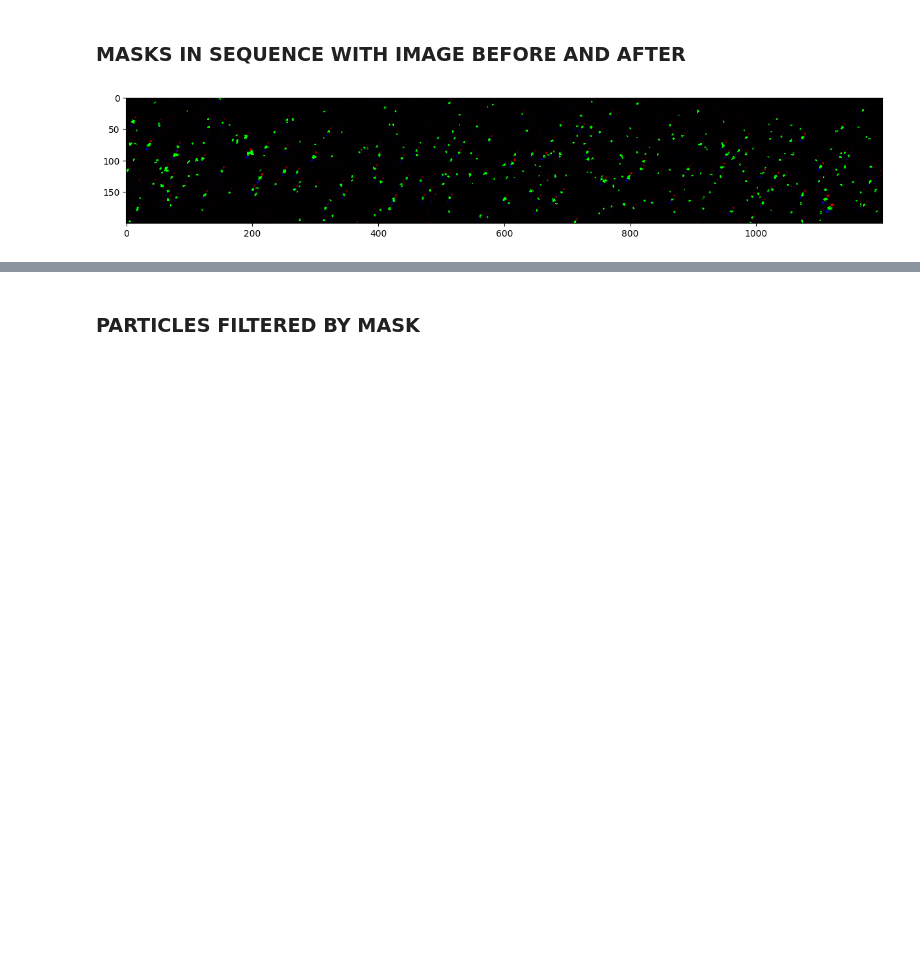
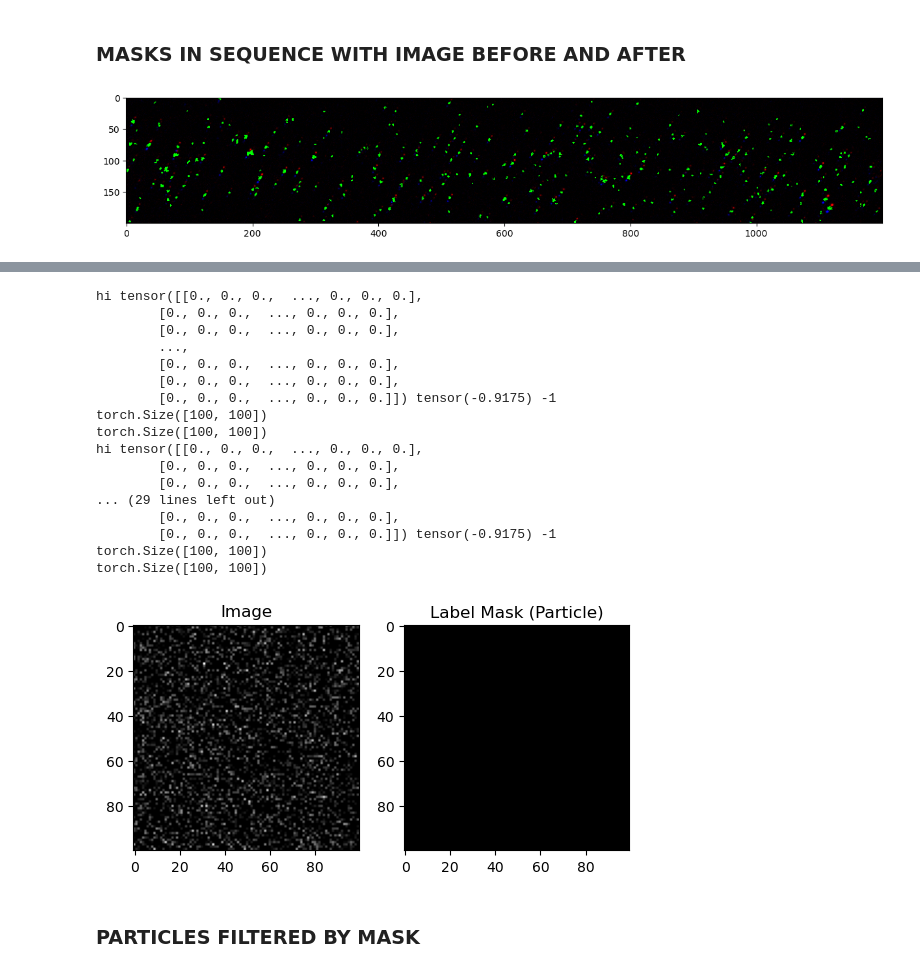
Before and after one commit to Eigil121/particle_tracking_02456, a Jupyter notebook: notebooks/load_annotations.ipynb, the cells around one changed output, grey strips where cells are left out. Drawn from its saved outputs; the diff is of its cells as text; code cells hidden in the pictures; blank space fills up the shorter version.

```diff
--- a/notebooks/load_annotations.ipynb
+++ b/notebooks/load_annotations.ipynb
@@ -60,3 +279,46 @@ plt.show()
+# %%
+# Visualize an image and its corresponding label mask
+def visualize_image(image, label):
+    plt.figure()
+    plt.title("Particle Detection")
+    plt.subplot(1, 2, 1)
+    plt.imshow(image[2].numpy(), cmap='gray')
+    plt.title("Image")
+    plt.subplot(1, 2, 2)
+    plt.imshow(label.numpy(), cmap='gray')
+    plt.title("Label Mask (Particle)")
+
+# Create and visualize the dataset
+#dataset = create_synthetic_dataset(num_samples=2)
+dataset = generate_images(5, 100, 100)
+image, label = dataset[0]
+visualize_image(image, label)
+# print the type of dataset
+#print(dataset[0][1].shape)
+#print the range of values in the image
+#print(torch.max(dataset[0][0]))
+#print(torch.min(dataset[0][0]))
+
+plt.show()
+# %% [output]
+hi tensor([[0., 0., 0.,  ..., 0., 0., 0.],
+        [0., 0., 0.,  ..., 0., 0., 0.],
+        [0., 0., 0.,  ..., 0., 0., 0.],
+        ...,
+        [0., 0., 0.,  ..., 0., 0., 0.],
+        [0., 0., 0.,  ..., 0., 0., 0.],
+        [0., 0., 0.,  ..., 0., 0., 0.]]) tensor(-0.9175) -1
+torch.Size([100, 100])
+torch.Size([100, 100])
+hi tensor([[0., 0., 0.,  ..., 0., 0., 0.],
+        [0., 0., 0.,  ..., 0., 0., 0.],
+        [0., 0., 0.,  ..., 0., 0., 0.],
+... (29 lines left out)
+        [0., 0., 0.,  ..., 0., 0., 0.],
+        [0., 0., 0.,  ..., 0., 0., 0.]]) tensor(-0.9175) -1
+torch.Size([100, 100])
+torch.Size([100, 100])
+[figure, added]
 # %% [markdown]
 ### PARTICLES FILTERED BY MASK
 # %%
```
Also changed, not shown: parts of 8 cells of this notebook, 1 other file.
